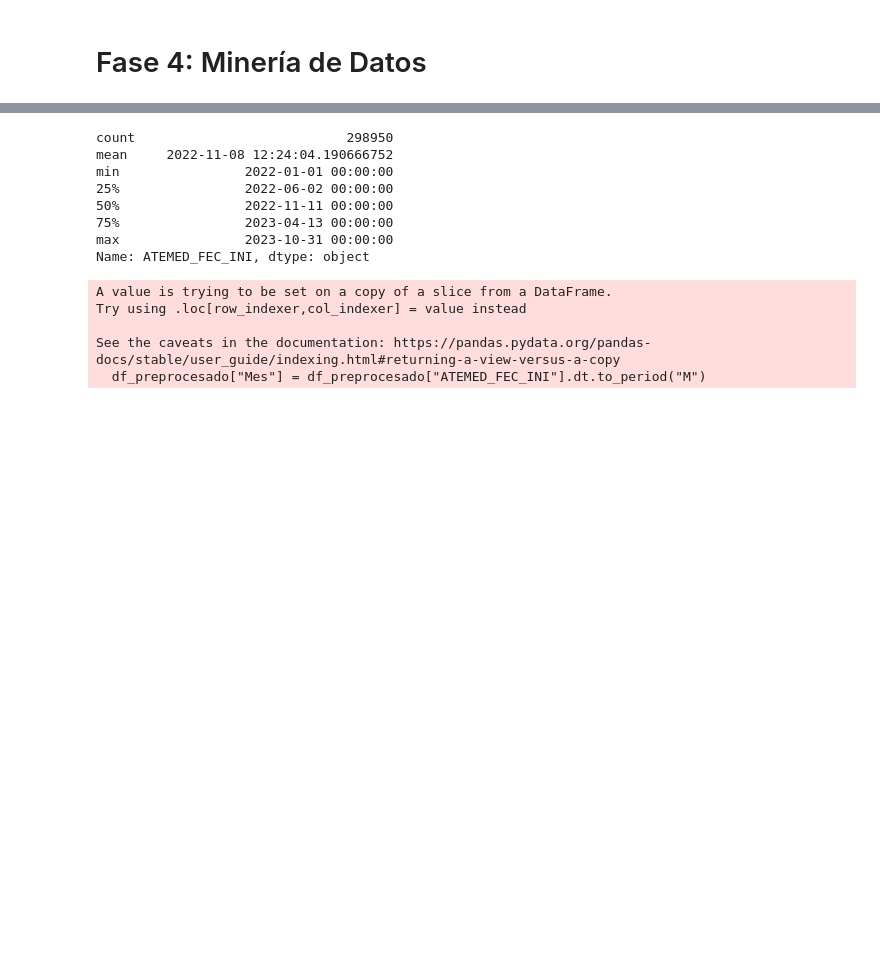
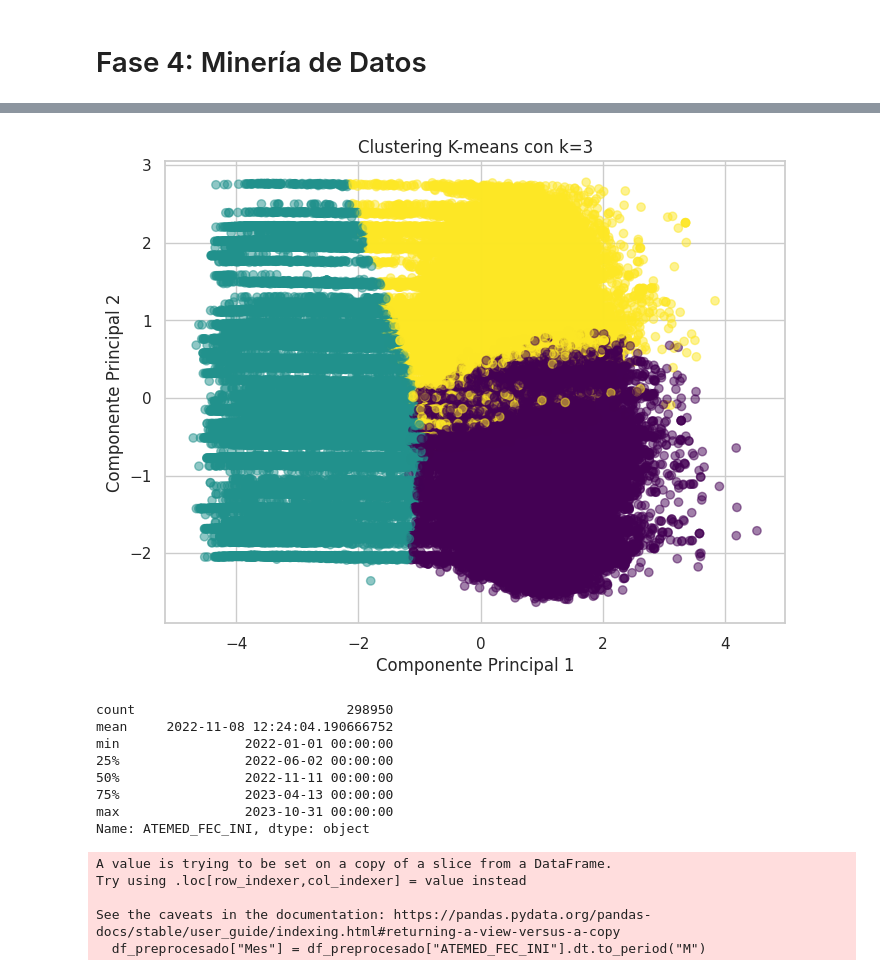
Before and after one commit to jeanclopez/machine-learnig-bigdata-grupo2, a Jupyter notebook: Proyecto_Final_Machine_Learning_Grupo_2.ipynb, the cells around one changed output, grey strips where cells are left out. Cells and saved outputs as stored; diff of their text form; code cells hidden in the pictures; blank space fills up the shorter version.

```diff
--- a/Proyecto_Final_Machine_Learning_Grupo_2.ipynb
+++ b/Proyecto_Final_Machine_Learning_Grupo_2.ipynb
@@ -674 +792,24 @@ Características eliminadas por alta correlación: ['PCTE_PESO_ESC', 'PCTE_TALLA
+# %%
+#Entrenar a k-means con k óptimo (por ejemplo k=3)
+
+k_optimo = 3
+
+kmeans_op = KMeans(n_clusters=k_optimo, random_state=42)
+cluster_opt = kmeans_op.fit_predict(df_pca)
+
+# Crear un DataFrame para graficar asumiendo 2 componentes
+import pandas as pd
+
+ndf_cluster = pd.DataFrame(df_pca, columns=['PC1', 'PC2'])
+ndf_cluster['Clusters'] = cluster_opt
+
+#Visualización de los Clusters
+plt.figure(figsize=(8,6))
+plt.scatter(ndf_cluster['PC1'], ndf_cluster['PC2'], c=ndf_cluster['Clusters'], cmap='viridis', alpha=0.5)
+plt.xlabel("Componente Principal 1")
+plt.ylabel("Componente Principal 2")
+plt.title(f"Clustering K-means con k={k_optimo}")
+plt.show()
+# %% [output]
+[figure, added]
 # %%
```
Also changed, not shown: parts of 18 cells of this notebook.
